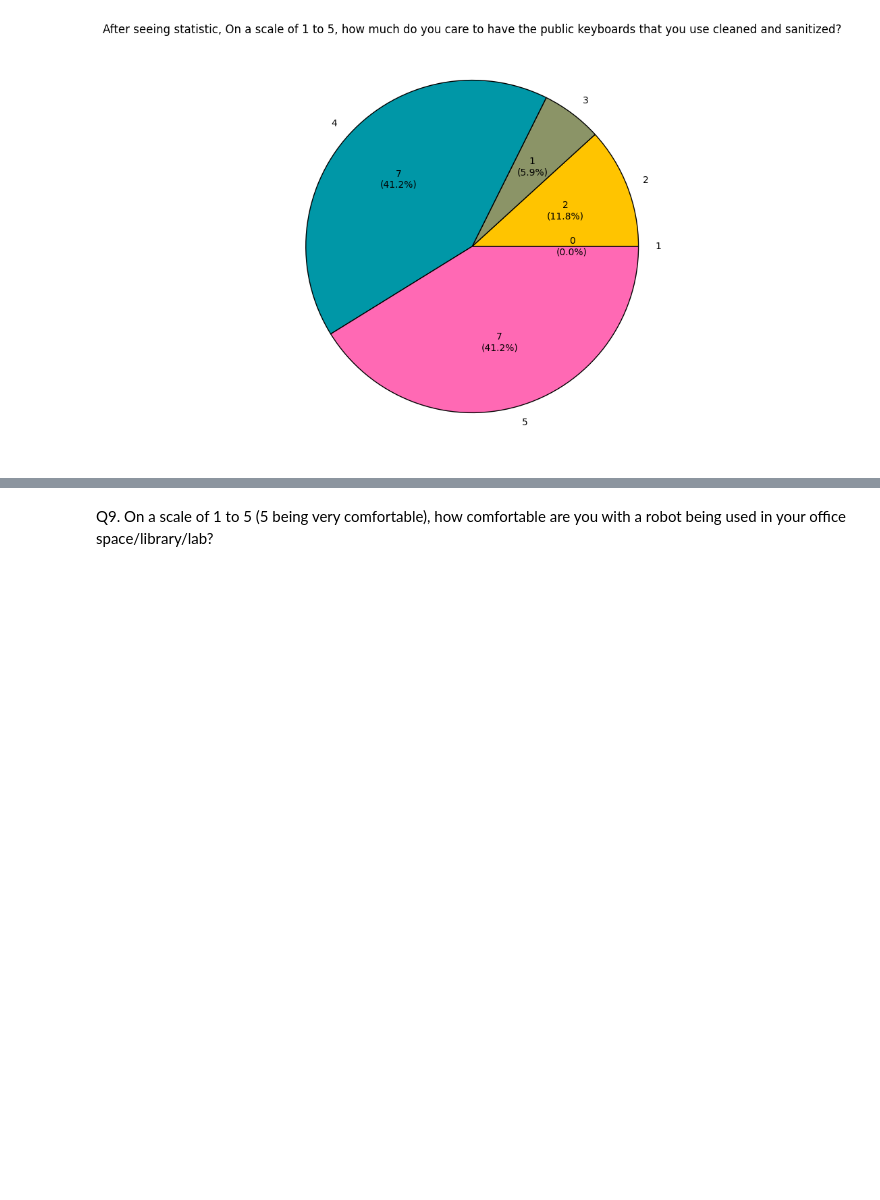
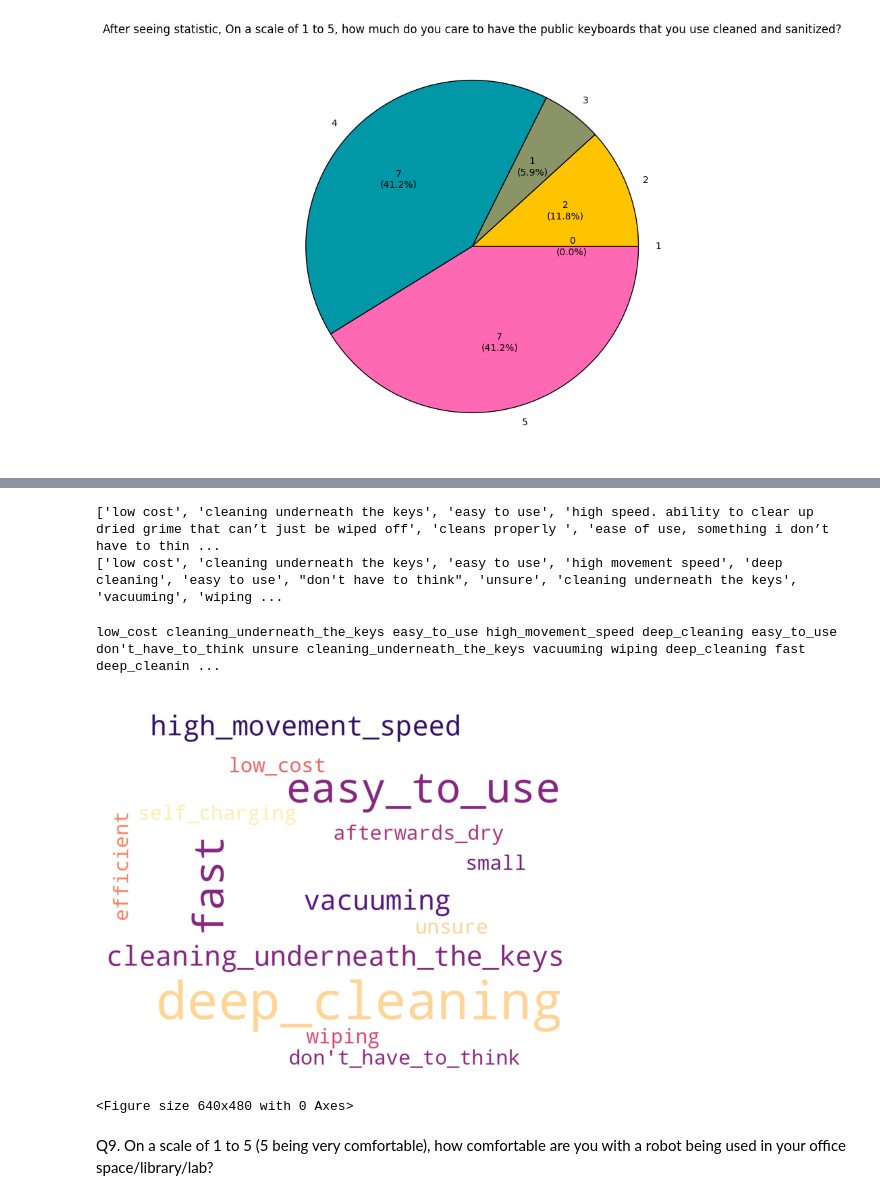
Before and after one commit to SDP-Group6/data_analysis, a Jupyter notebook: survey_data_analysis.ipynb, the cells around one changed output, grey strips where cells are left out. Cells and saved outputs as stored; diff of their text form; code cells hidden in the pictures; blank space fills up the shorter version.

```diff
--- a/survey_data_analysis.ipynb
+++ b/survey_data_analysis.ipynb
@@ -381,3 +492,35 @@ plt.show()
+# %%
+survey_df["q8_text"] = survey_df["What features would you like to see in an autonomous keyboard cleaner?"].dropna().astype(str).apply(str.lower)
+q8_text = list(survey_df["q8_text"].dropna())
+
+print(q8_text)
+
+cleaned_q8_text = []
+for text in q8_text:
+    cleaned_text = text_split(text)
+    for word in cleaned_text:
+        cleaned_q8_text.append(q8_map_text(word.strip()))
+
+print(cleaned_q8_text)
+# %% [output]
+['low cost', 'cleaning underneath the keys', 'easy to use', 'high speed. ability to clear up dried grime that can’t just be wiped off', 'cleans properly ', 'ease of use, something i don’t have to thin ...
+['low cost', 'cleaning underneath the keys', 'easy to use', 'high movement speed', 'deep cleaning', 'easy to use', "don't have to think", 'unsure', 'cleaning underneath the keys', 'vacuuming', 'wiping ...
+# %%
+processed_text = " ".join(token.replace(" ", "_") for token in cleaned_q8_text)
+print(processed_text)
+
+wordcloud_q8 = WordCloud(width=1000,
+                        height=800,
+                        background_color="white",
+                        colormap="magma").generate(processed_text)
+plt.imshow(wordcloud_q8)
+plt.axis("off")
+plt.show()
+plt.tight_layout()
+# %% [output]
+low_cost cleaning_underneath_the_keys easy_to_use high_movement_speed deep_cleaning easy_to_use don't_have_to_think unsure cleaning_underneath_the_keys vacuuming wiping deep_cleaning fast deep_cleanin ...
+[figure, added]
+<Figure size 640x480 with 0 Axes>
 # %% [markdown]
 Q9. On a scale of 1 to 5 (5 being very comfortable), how comfortable are you with a robot being used in your office space/library/lab?
 # %%
```
Also changed, not shown: parts of 23 cells of this notebook.
